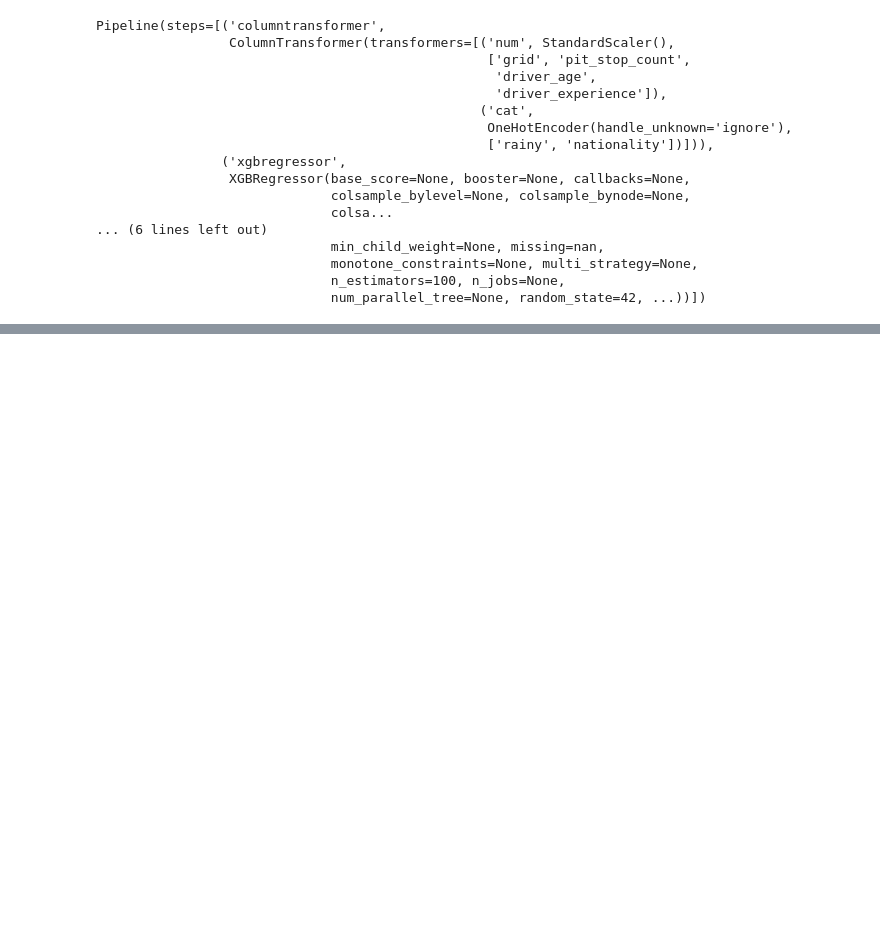
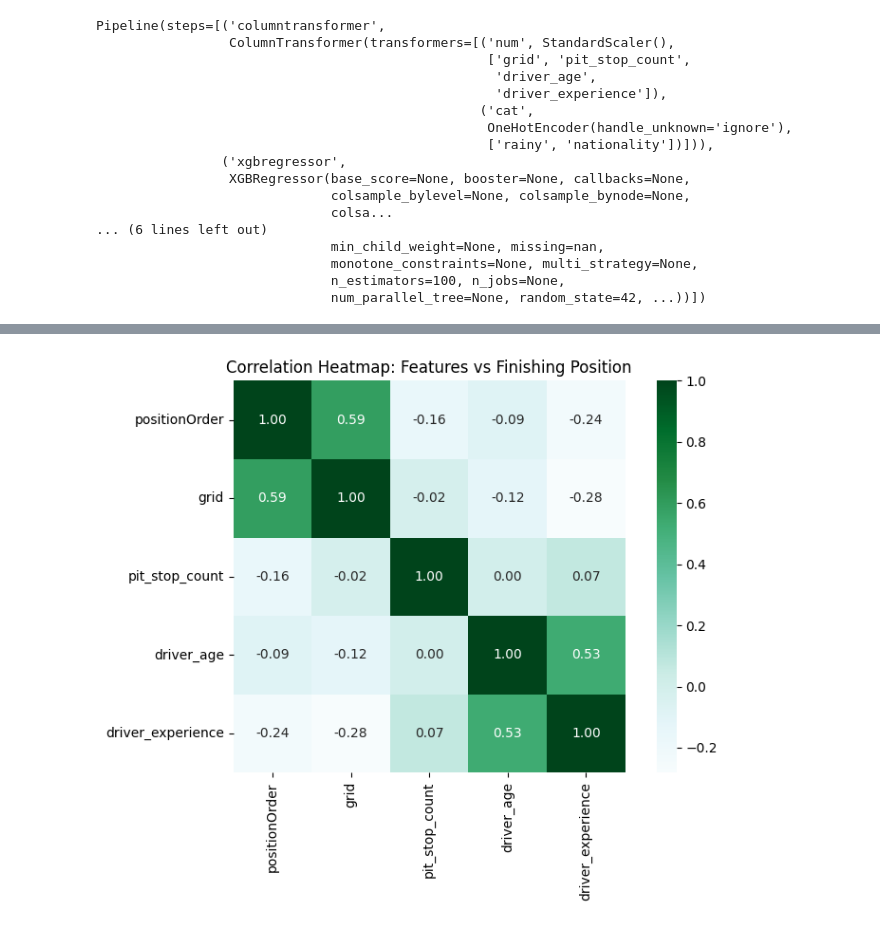
Before and after one commit to mehlika-dogan/DSA---210-Term-Project, a Jupyter notebook: F1_Data_Cleaning_2010_2024_WinnerOnly_300Rows.ipynb, the cells around one changed output, grey strips where cells are left out. Saved outputs shown, nothing was run; the diff lists cells and outputs as text; code cells hidden in the pictures; blank space fills up the shorter version.

```diff
--- a/F1_Data_Cleaning_2010_2024_WinnerOnly_300Rows.ipynb
+++ b/F1_Data_Cleaning_2010_2024_WinnerOnly_300Rows.ipynb
@@ -1403,0 +1520,21 @@ plt.show()
+# %%
+import seaborn as sns
+import matplotlib.pyplot as plt
+
+# Select only numeric features + target
+corr_df = ml_df[[
+    'positionOrder', 'grid', 'pit_stop_count',
+    'driver_age', 'driver_experience'
+]]
+
+# Compute correlation matrix
+corr_matrix = corr_df.corr()
+
+# Plot heatmap with green-yellow tones
+plt.figure(figsize=(8, 6))
+sns.heatmap(corr_matrix, annot=True, fmt=".2f", cmap='BuGn', square=True)  # changed cmap
+plt.title("Correlation Heatmap: Features vs Finishing Position")
+plt.tight_layout()
+plt.show()
+# %% [output]
+[figure, added]
```
Also changed, not shown: parts of 20 cells of this notebook.
